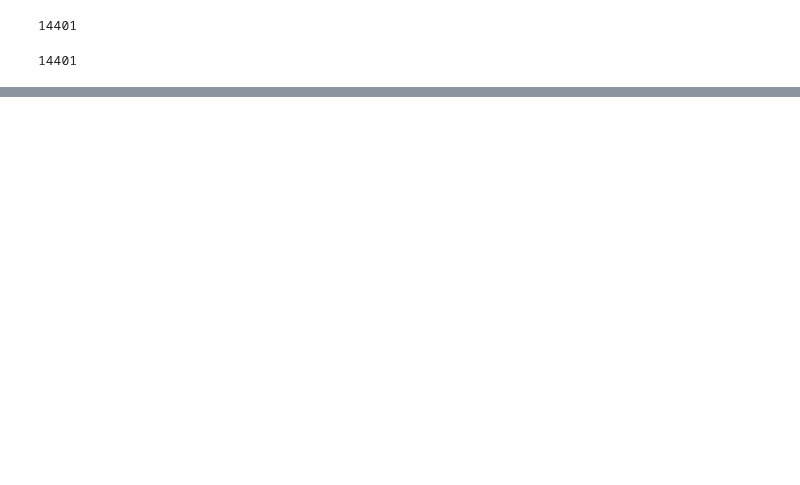
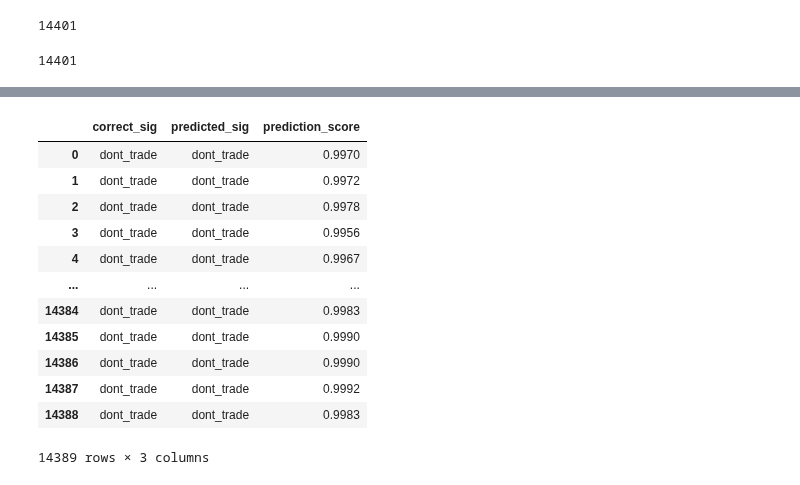
Before and after one commit to henokali1/trdr, a Jupyter notebook: ml/pg.ipynb, the cells around one changed output, grey strips where cells are left out. Cells and saved outputs as stored; diff of their text form; code cells hidden in the pictures; blank space fills up the shorter version.

```diff
--- a/ml/pg.ipynb
+++ b/ml/pg.ipynb
@@ -326,0 +477,7 @@ y
+# %%
+import numpy as np
+import pandas as pd
+
+
+data = pd.read_csv('../../data/tsfresh_testing_dataset.csv')
+data
@@ -326,0 +498,3 @@ y
+# %%
+signal = pd.read_csv('../../data/y.csv')['signal']
+signal
@@ -326,0 +514,6 @@ y
+# %%
+from pycaret.classification import load_model, predict_model
+
+
+model = load_model('../../models/tsfresh')
+predictions = predict_model(model, data=data)
@@ -326,0 +538,22 @@ y
+# %%
+analyse = pd.DataFrame()
+analyse['correct_sig'] = list(signal)
+analyse['predicted_sig'] = predictions['prediction_label']
+analyse['prediction_score'] = predictions['prediction_score']
+
+analyse.to_csv('../../data/analyse.csv', index=False)
+analyse
+# %% [output]
+|  | correct_sig | predicted_sig | prediction_score |
+| 0 | dont_trade | dont_trade | 0.9970 |
+| 1 | dont_trade | dont_trade | 0.9972 |
+| 2 | dont_trade | dont_trade | 0.9978 |
+| 3 | dont_trade | dont_trade | 0.9956 |
+| 4 | dont_trade | dont_trade | 0.9967 |
+| ... | ... | ... | ... |
+| 14384 | dont_trade | dont_trade | 0.9983 |
+| 14385 | dont_trade | dont_trade | 0.9990 |
+| 14386 | dont_trade | dont_trade | 0.9990 |
+| 14387 | dont_trade | dont_trade | 0.9992 |
+| 14388 | dont_trade | dont_trade | 0.9983 |
+14389 rows × 3 columns
```
Also changed, not shown: parts of 13 cells of this notebook.
